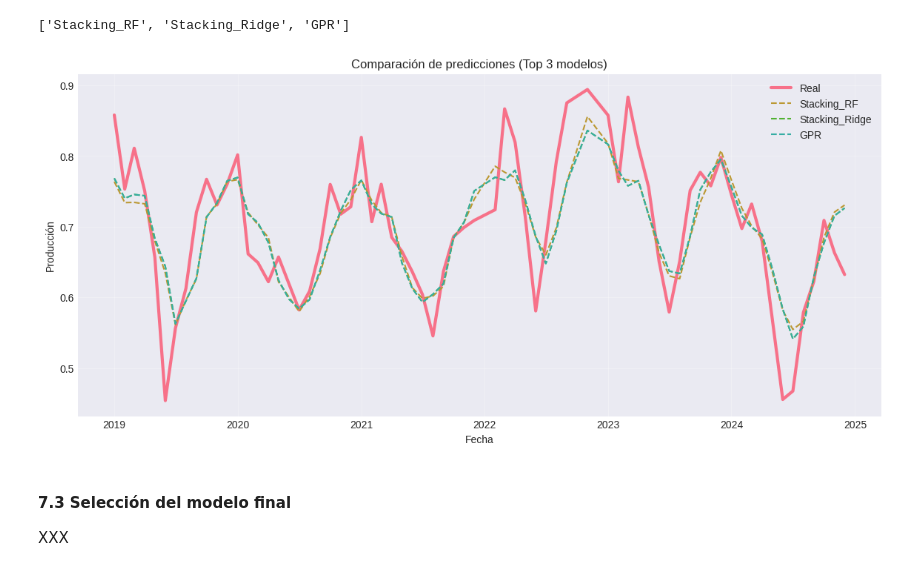
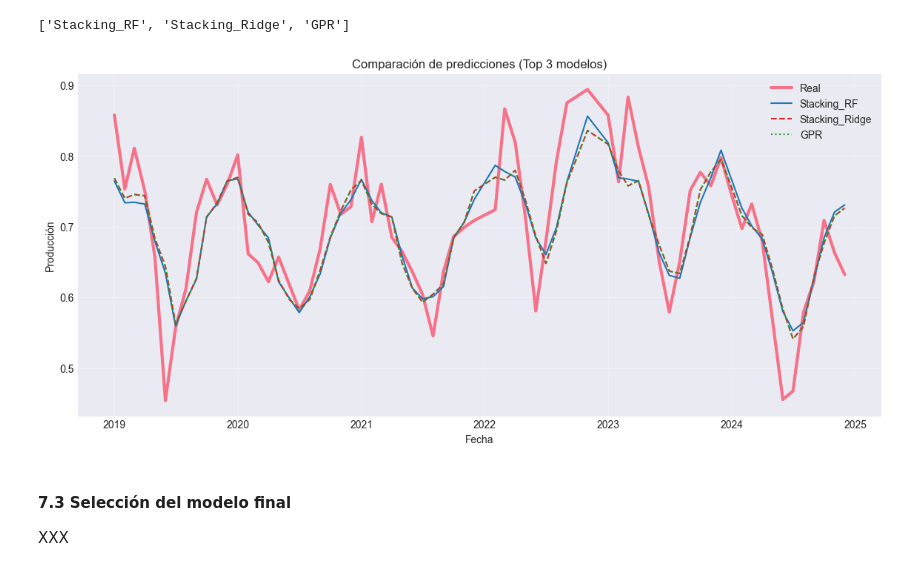
Before and after one commit to juan-pablo-lopez/tc5035-ene26-equipo29, a Jupyter notebook: Avance5.Equipo29.ipynb, the cells around one changed output. Drawn from its saved outputs; the diff is of its cells as text; code cells hidden in the pictures.

```diff
--- a/Avance5.Equipo29.ipynb
+++ b/Avance5.Equipo29.ipynb
@@ -2281,31 +2438,0 @@ plt.show()
-# %%
-metricas = ['MAE', 'RMSE', 'MAPE', 'MASE']
-
-df_radar = df_metricas.set_index('Modelo')[metricas]
-
-# Normalizar
-df_radar = (df_radar - df_radar.min()) / (df_radar.max() - df_radar.min())
-
-labels = metricas
-num_vars = len(labels)
-
-angles = np.linspace(0, 2*np.pi, num_vars, endpoint=False)
-angles = np.concatenate((angles,[angles[0]]))
-
-plt.figure(figsize=(8,8))
-ax = plt.subplot(111, polar=True)
-
-for modelo in df_radar.index:
-
-    values = df_radar.loc[modelo].values
-    values = np.concatenate((values,[values[0]]))
-
-    ax.plot(angles, values, label=modelo)
-    ax.fill(angles, values, alpha=0.1)
-
-ax.set_thetagrids(angles[:-1]*180/np.pi, labels)
-
-plt.title("Comparación de métricas por modelo (normalizadas)")
-plt.legend(loc='upper right', bbox_to_anchor=(1.3,1.1))
-
-plt.show()
@@ -2317,31 +2524,38 @@ top3
 # %% [output]
 ['Stacking_RF', 'Stacking_Ridge', 'GPR']
 # %%
+final_colors = [
+    "#1f77b4",
+    "#d62728",
+    "#2ca02c"
+]
+
 plt.figure(figsize=(14,6))
 
 plt.plot(y_test.index, y_test, label='Real', linewidth=3)
 
-for modelo in top3:
+for i, modelo in enumerate(top3):
 
     y_pred = modelos_entrenados[modelo]['y_pred']
 
     plt.plot(
         y_test.index,
         y_pred,
         label=modelo,
-        linestyle='--'
+        linestyle=linestyles[i],
+        color=final_colors[i]
     )
 
 plt.title("Comparación de predicciones (Top 3 modelos)")
 plt.xlabel("Fecha")
 plt.ylabel("Producción")
 
 plt.legend()
 plt.grid(alpha=0.3)
 
 plt.show()
 # %% [output]
-[figure, old version]
+[figure, new version]
 # %% [markdown]
 #### 7.3 Selección del modelo final
 
```
Also changed, not shown: parts of 57 cells of this notebook.
